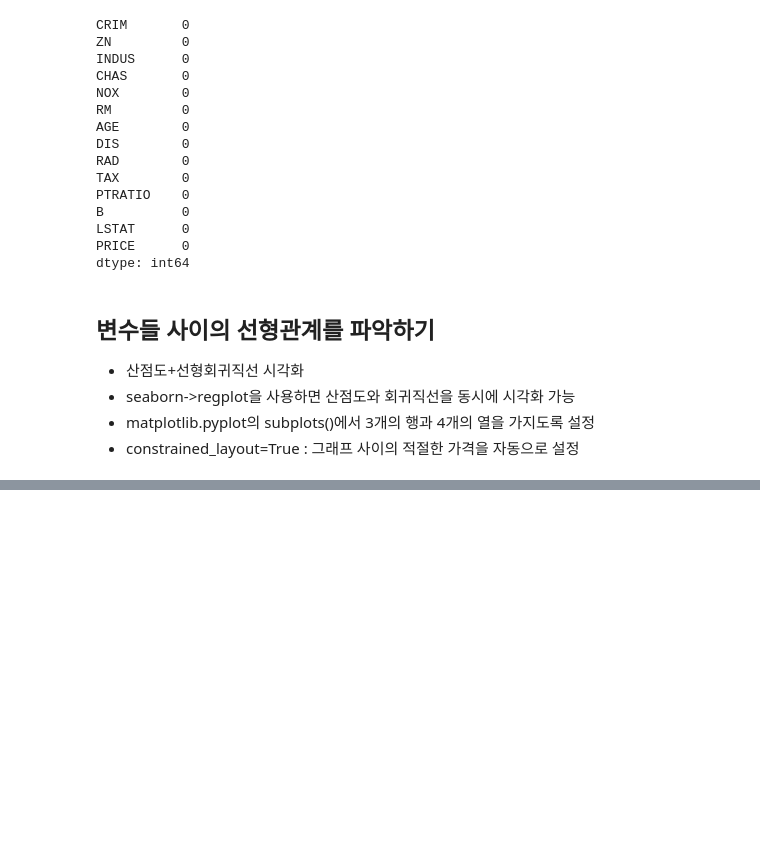
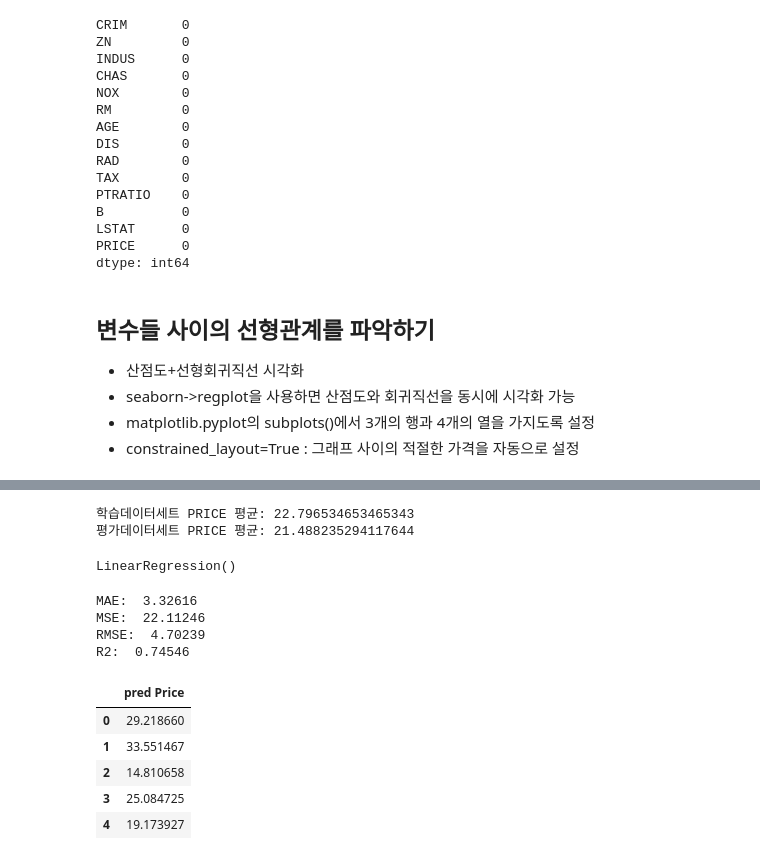
Before and after one commit to teng-ny/ADPStudy, a Jupyter notebook: 파이썬한권으로끝내기/5. 머신러닝 프로세스/4. 회귀분석.ipynb, the cells around one changed output, grey strips where cells are left out. Saved outputs shown, nothing was run; the diff lists cells and outputs as text; code cells hidden in the pictures; blank space fills up the shorter version.

```diff
--- a/파이썬한권으로끝내기/5. 머신러닝 프로세스/4. 회귀분석.ipynb
+++ b/파이썬한권으로끝내기/5. 머신러닝 프로세스/4. 회귀분석.ipynb
@@ -111,0 +105,40 @@ print('평가데이터세트 PRICE 평균:', y_test.mean())
+# %%
+#잘나뉘어져 있는지 확인
+print('학습데이터세트 PRICE 평균:', y_train.mean())
+print('평가데이터세트 PRICE 평균:', y_test.mean())
+# %% [output]
+학습데이터세트 PRICE 평균: 22.796534653465343
+평가데이터세트 PRICE 평균: 21.488235294117644
+# %%
+#전처리
+from sklearn.preprocessing import MinMaxScaler
+minmax=MinMaxScaler()
+x_train_scaled=minmax.fit_transform(X_train)
+# %%
+#모델학습
+from sklearn.linear_model import LinearRegression
+linear=LinearRegression()
+linear.fit(x_train_scaled, y_train)
+# %% [output]
+LinearRegression()
+# %%
+from sklearn.metrics import mean_absolute_error, mean_squared_error
+from sklearn.metrics import r2_score
+import numpy as np
+
+pred_train=linear.predict(x_train_scaled)
+
+mae=mean_absolute_error(y_train, pred_train)
+mse=mean_squared_error(y_train, pred_train)
+rmse=np.sqrt(mse)
+r2=r2_score(y_train, pred_train)
+
+print('MAE: {0: .5f}'.format(mae))
+print('MSE: {0: .5f}'.format(mse))
+print('RMSE: {0: .5f}'.format(rmse))
+print('R2: {0: .5f}'.format(r2))
+# %% [output]
+MAE:  3.32616
+MSE:  22.11246
+RMSE:  4.70239
+R2:  0.74546
@@ -111,0 +148,11 @@ print('평가데이터세트 PRICE 평균:', y_test.mean())
+# %%
+#실제값과 예측 결과를 비교하도록 데이터프레임 저자
+pred_df=pd.DataFrame(pred, columns=['pred Price'])
+pred_df.head()
+# %% [output]
+|  | pred Price |
+| 0 | 29.218660 |
+| 1 | 33.551467 |
+| 2 | 14.810658 |
+| 3 | 25.084725 |
+| 4 | 19.173927 |
```
Also changed, not shown: parts of 10 cells of this notebook, 3 other files.
